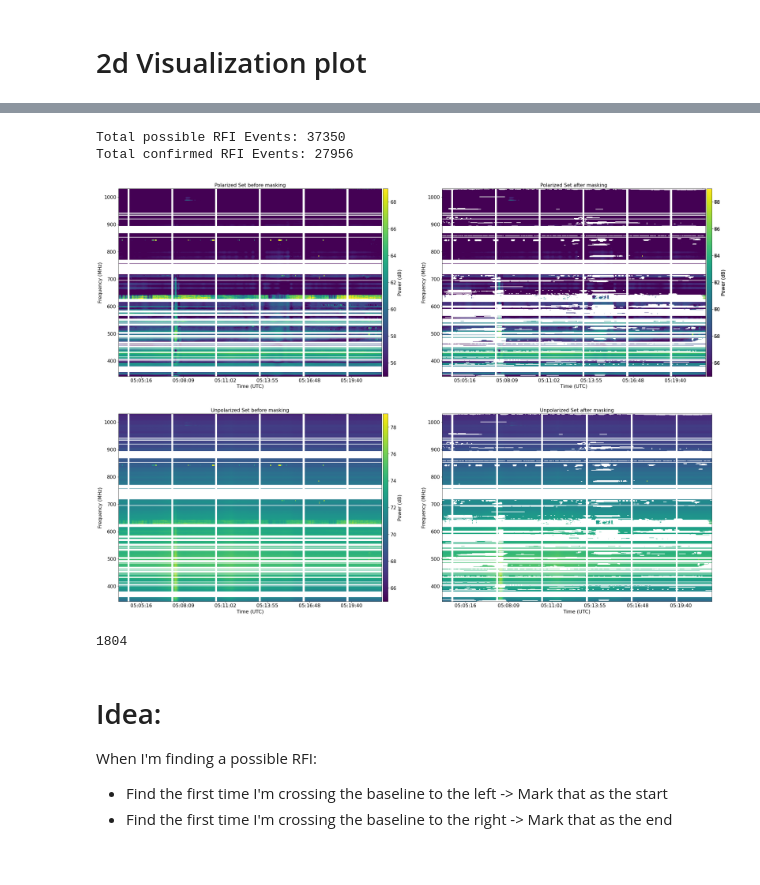
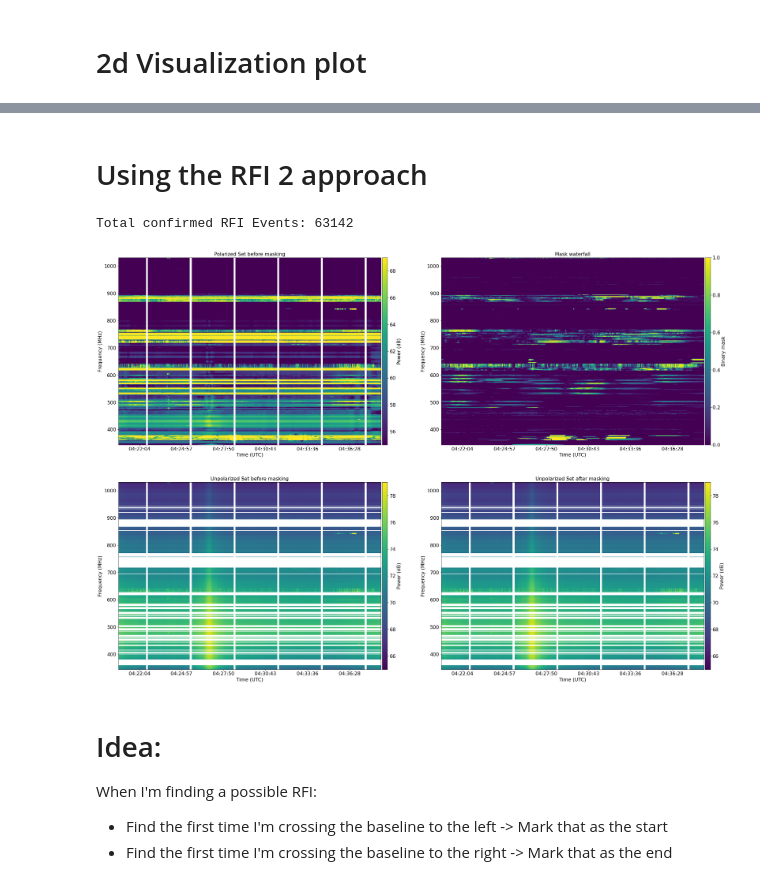
Before and after one commit to aordog/dva_pipeline, a Jupyter notebook: dva_rfi_excision_single_scan.ipynb, the cells around one changed output, grey strips where cells are left out. Saved outputs shown, nothing was run; the diff lists cells and outputs as text; code cells hidden in the pictures.

```diff
--- a/dva_rfi_excision_single_scan.ipynb
+++ b/dva_rfi_excision_single_scan.ipynb
@@ -150,7 +150,7 @@ RFI_mask_idx = np.array(RFI_mask_idx)
 ### Apply masks
 # %%
 polarized_set[noise_idx, :] = np.nan
-polarized_set[:,RFI_mask_idx] = np.nan
+# polarized_set[:,RFI_mask_idx] = np.nan
 
 LL_set[noise_idx, :] = np.nan
 LL_set[:,RFI_mask_idx] = np.nan
@@ -331,0 +329,3 @@ interactive(children=(IntSlider(value=17, description='rfi_number', max=35), Int
+# %%
+def moving_average(arr, window):
+    return np.convolve(arr, np.ones(window), 'valid') / window
@@ -331,0 +512,15 @@ interactive(children=(IntSlider(value=17, description='rfi_number', max=35), Int
+# %%
+freq_mask = np.where(LL_diff > 0.1)
+fig,axs1 = plt.subplots(1,1,figsize=(16,6))
+axs1.plot(freq_smoothed,reduced_LL,label='LL',color='red')
+
+LL_masked = np.copy(reduced_LL)
+LL_masked[freq_mask] = np.nan
+
+axs1.plot(freq_smoothed,LL_masked,label='LL Masked',color='blue')
+axs1.set_xlim(freq[0],freq[-1])
+axs1.set_xlabel('Frequency',fontsize=fs)
+axs1.tick_params(axis='both',labelsize=fs)
+axs1.set_ylabel('Power',fontsize=fs)
+axs1.legend(fontsize=fs,markerscale=5)
+axs1.grid()
@@ -332,23 +704,33 @@ interactive(children=(IntSlider(value=17, description='rfi_number', max=35), Int
+# %% [markdown]
+# Using the RFI 2 approach
 # %%
-reload(rfi)
+reload(rfi2)
 def DVA_Plot_RFI():
     freq_threshold = 1e5
     base_mult = 3
 
     polarized_set_masked = polarized_set.copy()
-    total_possible = 0
     total_confirmed = 0
     LL_set_masked = LL_set.copy()
-    for freq_idx in range(0, len(freq)-2): #test up to 20 for now
-        confirmed_RFI_results, number_of_possible, number_of_confirmed = rfi.RFI_Detection(freq_slope_threshold=freq_threshold, freq_idx = freq_idx, baseline_multiplier=base_mult, polarized_set = polarized_set, df = (freq[1] - freq[0]))
+    #TODO: This should be a function in rfi2 to create and return the full_scan_mask
+    #**************************************************************************************
+    #                                  Create full_scan_mask
+    #**************************************************************************************
+    full_scan_mask = []
+    for freq_idx in range(0, len(freq)-1): #test up to 20 for now
+        freq_mask = np.zeros(len(LL_set[:, freq_idx]))
+        confirmed_RFI_results, number_of_confirmed = rfi2.RFI_Detection(freq_slope_threshold=freq_threshold, freq_idx = freq_idx, baseline_multiplier=base_mult, polarized_set = polarized_set, df = (freq[1] - freq[0]))
         confirmed_rfi_idxes = rfi.GenerateRfiIndexes(confirmed_RFI_results, t_plt)[0]
-        polarized_set_masked[confirmed_rfi_idxes, freq_idx] = np.nan
-        LL_set_masked[confirmed_rfi_idxes, freq_idx] = np.nan
+        freq_mask[confirmed_rfi_idxes] = 1
+        full_scan_mask.append(freq_mask)
 
-        total_possible += number_of_possible
         total_confirmed += number_of_confirmed
-
-    print("Total possible RFI Events:", total_possible)
+    #**************************************************************************************
+    #                                  Verify full_scan_mask
+    #**************************************************************************************
+#     for freq_idx in range(1, len(freq)-2):
+#         #loop through time  until you find a 1
+#                 #if all instances at that particular time within the freq_bandwith are 1 then set all to 0.
     print("Total confirmed RFI Events:", total_confirmed)
     fig,axs = plt.subplots(2,2,figsize=(35,25))
     fs = 16
@@ -363,6 +745,7 @@ def DVA_Plot_RFI():
     cbar.ax.tick_params(labelsize=fs)
     cbar.set_label('Power (dB)', fontsize=fs)
     axs[0][0].set_xlim(t_plt[0],t_plt[-1])
+    # axs[0][0].set_ylim(freq[6150], freq[6200])
     axs[0][0].tick_params(axis='both', labelsize=fs)
     axs[0][0].xaxis.set_major_formatter(mdates.DateFormatter('%H:%M:%S'))
     axs[0][0].fmt_xdata = mdates.DateFormatter('%H:%M:%S')
@@ -370,21 +753,26 @@ def DVA_Plot_RFI():
     axs[0][0].set_ylabel('Frequency (MHz)',fontsize=fs)
     axs[0][0].set_title('Polarized Set before masking', size = fs)
 
-    #Polarized_Masked Waterfall ---------------------------------------------------------------------------------------------------------------------------
-    im_pol = axs[0][1].imshow(10.*np.log10(polarized_set_masked.T),aspect='auto',vmin=polarized_power_min,vmax=polarized_power_max,origin='lower',
+    #Scan Mask Waterfall ---------------------------------------------------------------------------------------------------------------------------
+    mask_power_min = 0
+    mask_power_max = 1
+
+    im_pol = axs[0][1].imshow(full_scan_mask,aspect='auto',vmin=mask_power_min,vmax=mask_power_max,origin='lower',
             extent=[t_plt[0],t_plt[-1],freq[0],freq[-1]])
     divider = make_axes_locatable(axs[0][1])
     cax = divider.append_axes('right', size='2%', pad=0.05)
     cbar = fig.colorbar(im_pol, cax=cax, orientation='vertical')
     cbar.ax.tick_params(labelsize=fs)
-    cbar.set_label('Power (dB)', fontsize=fs)
+    cbar.set_label('Binary mask', fontsize=fs)
     axs[0][1].set_xlim(t_plt[0],t_plt[-1])
+    # axs[0][1].set_ylim(freq[6150], freq[6200])
     axs[0][1].tick_params(axis='both', labelsize=fs)
     axs[0][1].xaxis.set_major_formatter(mdates.DateFormatter('%H:%M:%S'))
     axs[0][1].fmt_xdata = mdates.DateFormatter('%H:%M:%S')
     axs[0][1].set_xlabel('Time (UTC)',fontsize=fs)
     axs[0][1].set_ylabel('Frequency (MHz)',fontsize=fs)
-    axs[0][1].set_title('Polarized Set after masking', size = fs)
+    axs[0][1].set_title('Mask waterfall', size = fs)
+
 
     #PLL_set Unmasked Waterfall ---------------------------------------------------------------------------------------------------------------------------
     unpolarized_power_min = 65
@@ -400,42 +788,37 @@ def DVA_Plot_RFI():
     axs[1][0].tick_params(axis='both', labelsize=fs)
     axs[1][0].xaxis.set_major_formatter(mdates.DateFormatter('%H:%M:%S'))
     axs[1][0].fmt_xdata = mdates.DateFormatter('%H:%M:%S')
     axs[1][0].set_xlabel('Time (UTC)',fontsize=fs)
     axs[1][0].set_ylabel('Frequency (MHz)',fontsize=fs)
     axs[1][0].set_title('Unpolarized Set before masking', size = fs)
 
      #PLL_set Masked Waterfall ---------------------------------------------------------------------------------------------------------------------------
     unpolarized_power_min = 65
     unpolarized_power_max = 79
     im_pol = axs[1][1].imshow(10.*np.log10(LL_set_masked.T),aspect='auto',vmin=unpolarized_power_min,vmax=unpolarized_power_max,origin='lower',
             extent=[t_plt[0],t_plt[-1],freq[0],freq[-1]])
-    divider = make_axes_locatable(axs[0][1])
+    divider = make_axes_locatable(axs[1][1])
     cax = divider.append_axes('right', size='2%', pad=0.05)
     cbar = fig.colorbar(im_pol, cax=cax, orientation='vertical')
     cbar.ax.tick_params(labelsize=fs)
     cbar.set_label('Power (dB)', fontsize=fs)
     axs[1][1].set_xlim(t_plt[0],t_plt[-1])
     axs[1][1].tick_params(axis='both', labelsize=fs)
     axs[1][1].xaxis.set_major_formatter(mdates.DateFormatter('%H:%M:%S'))
     axs[1][1].fmt_xdata = mdates.DateFormatter('%H:%M:%S')
     axs[1][1].set_xlabel('Time (UTC)',fontsize=fs)
     axs[1][1].set_ylabel('Frequency (MHz)',fontsize=fs)
     axs[1][1].set_title('Unpolarized Set after masking', size = fs)
 
 
 
-#Arbitraty constants for visualization
+#Arbitraty constants for visualization   w
 
 
 DVA_Plot_RFI()
 # %% [output]
-Total possible RFI Events: 37350
-Total confirmed RFI Events: 27956
+Total confirmed RFI Events: 63142
-[figure, old version]
+[figure, new version]
-# %%
-print(len(polarized_set[:,800]))
-# %% [output]
-1804
 # %% [markdown]
 # Idea:
 
```
Also changed, not shown: parts of 11 cells of this notebook.
